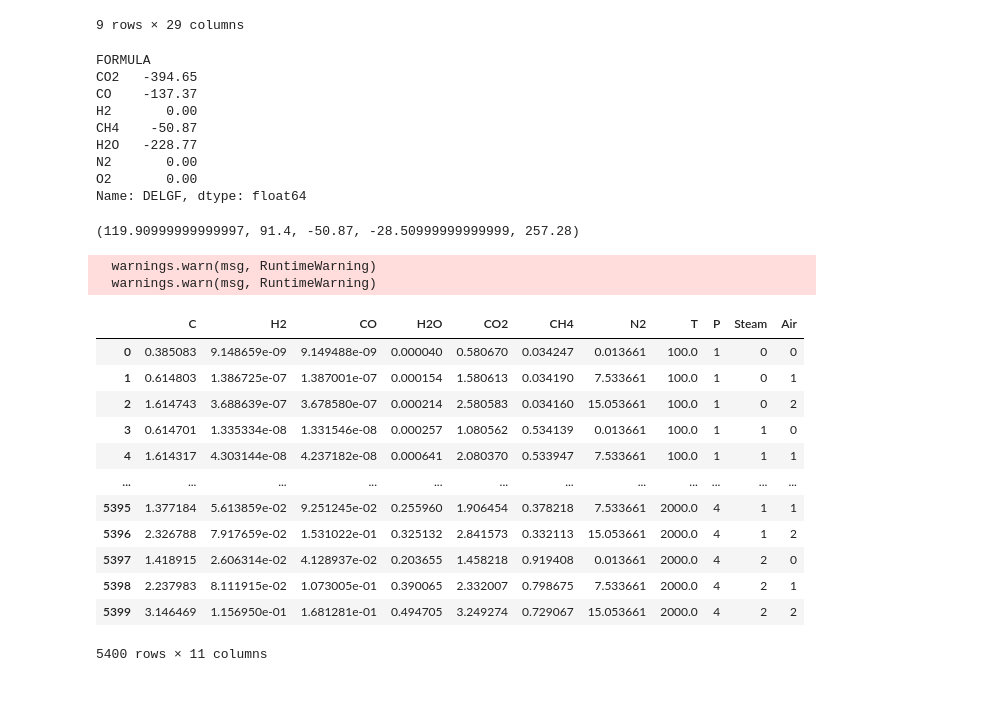
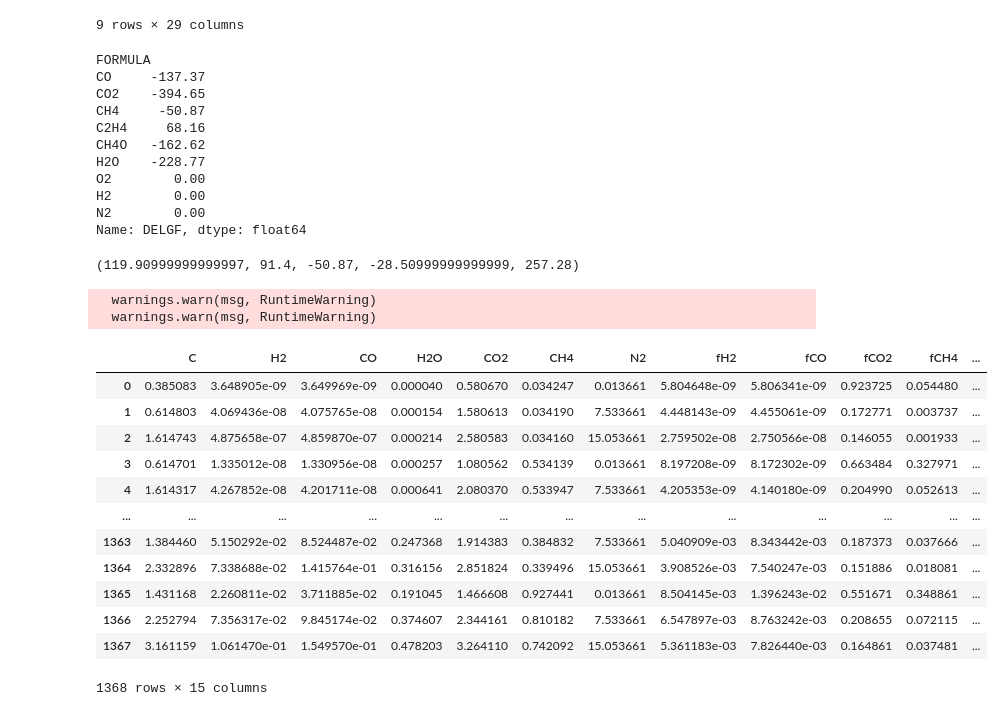
Before and after one commit to goke-ai/thermochem, a Jupyter notebook: stoichiometric.ipynb, the cells around one changed output. Cells and saved outputs as stored; diff of their text form; code cells hidden in the pictures.

```diff
--- a/stoichiometric.ipynb
+++ b/stoichiometric.ipynb
@@ -265,15 +290,17 @@ dfw
 # %%
-dfGF = dfw.loc[['CO2','CO','H2','CH4','H2O','N2','O2'],'DELGF']
+dfGF = dfw['DELGF']
 dfGF
 # %% [output]
 FORMULA
-CO2   -394.65
-CO    -137.37
-H2       0.00
-CH4    -50.87
-H2O   -228.77
-N2       0.00
-O2       0.00
+CO     -137.37
+CO2    -394.65
+CH4     -50.87
+C2H4     68.16
+CH4O   -162.62
+H2O    -228.77
+O2        0.00
+H2        0.00
+N2        0.00
 Name: DELGF, dtype: float64
 # %%
 [gfCO2, gfCO, gfH2, gfCH4, gfH2O, gfN2, gfO2] = list(dfGF)
@@ -354,7 +358,7 @@ def gasification(
             2.0*x[1]+2.0*x[3]+4.0*x[5]-a-2*d,
             x[2]+x[3]+2*x[4]-b-d-2*e,
             x[6]-c-7.52*e,
-            x[1]+x[2]+x[3]+x[4]+x[5]+x[6]-x[7],
+            x[1]+x[2]+x[4]+x[5]+x[6]-x[7],
             x[4]*x[7]*Ke1 - (x[2]**2)*P,
             x[3]*x[7]*Ke2 - x[1]*x[2]*P,
             (x[3]**2)*Ke3*P - x[5]*x[7],
@@ -364,47 +368,53 @@ def gasification(
 
     (C,H2,CO,H2O,CO2,CH4,N2,nT) = tuple(root)
 
-    return {'C':abs(C),'H2':H2,'CO':CO,'H2O':H2O,'CO2':CO2,'CH4':CH4,'N2':N2}
+    tot = H2 + CO + H2O + CO2 + CH4 + N2
+
+    (fH2,fCO,fH2O,fCO2,fCH4,fN2) = (H2/tot, CO/tot, H2O/tot, CO2/tot, CH4/tot, N2/tot)
+
+
+    return {'C':abs(C),'H2':H2,'CO':CO,'H2O':H2O,'CO2':CO2,'CH4':CH4,'N2':N2,'fH2':fH2,'fCO':fCO,'fCO2':fCO2,'fCH4':fCH4}
 # %%
 import pandas as pd
 import numpy as np
 
-Temp=np.linspace(100,2000,150)
+Temp=np.arange(100,2000,50)
 Press=[1,2,3,4]
 Steam=[0,1,2]
 Air=[0,1,2]
 
 rlt=[]
 
 for T in Temp:
     for P in Press:
         for d in Steam:
             for e in Air:
                 data = gasification(T=T+273.15, P=P, d=d, e=e)
                 data['T']=T
                 data['P']=P
                 data['Steam']=d
                 data['Air']=e
 
+
                 rlt.append(data)
 
 
-dfR = pd.DataFrame(rlt)
+dfW = pd.DataFrame(rlt)
 
-dfR
+dfW
 # %% [output]
   warnings.warn(msg, RuntimeWarning)
   warnings.warn(msg, RuntimeWarning)
-|  | C | H2 | CO | H2O | CO2 | CH4 | N2 | T | P | Steam | Air |
-| 0 | 0.385083 | 9.148659e-09 | 9.149488e-09 | 0.000040 | 0.580670 | 0.034247 | 0.013661 | 100.0 | 1 | 0 | 0 |
-| 1 | 0.614803 | 1.386725e-07 | 1.387001e-07 | 0.000154 | 1.580613 | 0.034190 | 7.533661 | 100.0 | 1 | 0 | 1 |
-| 2 | 1.614743 | 3.688639e-07 | 3.678580e-07 | 0.000214 | 2.580583 | 0.034160 | 15.053661 | 100.0 | 1 | 0 | 2 |
-| 3 | 0.614701 | 1.335334e-08 | 1.331546e-08 | 0.000257 | 1.080562 | 0.534139 | 0.013661 | 100.0 | 1 | 1 | 0 |
-| 4 | 1.614317 | 4.303144e-08 | 4.237182e-08 | 0.000641 | 2.080370 | 0.533947 | 7.533661 | 100.0 | 1 | 1 | 1 |
-| ... | ... | ... | ... | ... | ... | ... | ... | ... | ... | ... | ... |
-| 5395 | 1.377184 | 5.613859e-02 | 9.251245e-02 | 0.255960 | 1.906454 | 0.378218 | 7.533661 | 2000.0 | 4 | 1 | 1 |
-| 5396 | 2.326788 | 7.917659e-02 | 1.531022e-01 | 0.325132 | 2.841573 | 0.332113 | 15.053661 | 2000.0 | 4 | 1 | 2 |
-| 5397 | 1.418915 | 2.606314e-02 | 4.128937e-02 | 0.203655 | 1.458218 | 0.919408 | 0.013661 | 2000.0 | 4 | 2 | 0 |
-| 5398 | 2.237983 | 8.111915e-02 | 1.073005e-01 | 0.390065 | 2.332007 | 0.798675 | 7.533661 | 2000.0 | 4 | 2 | 1 |
-| 5399 | 3.146469 | 1.156950e-01 | 1.681281e-01 | 0.494705 | 3.249274 | 0.729067 | 15.053661 | 2000.0 | 4 | 2 | 2 |
+|  | C | H2 | CO | H2O | CO2 | CH4 | N2 | fH2 | fCO | fCO2 | fCH4 | ... |
+| 0 | 0.385083 | 3.648905e-09 | 3.649969e-09 | 0.000040 | 0.580670 | 0.034247 | 0.013661 | 5.804648e-09 | 5.806341e-09 | 0.923725 | 0.054480 | ... |
+| 1 | 0.614803 | 4.069436e-08 | 4.075765e-08 | 0.000154 | 1.580613 | 0.034190 | 7.533661 | 4.448143e-09 | 4.455061e-09 | 0.172771 | 0.003737 | ... |
+| 2 | 1.614743 | 4.875658e-07 | 4.859870e-07 | 0.000214 | 2.580583 | 0.034160 | 15.053661 | 2.759502e-08 | 2.750566e-08 | 0.146055 | 0.001933 | ... |
+| 3 | 0.614701 | 1.335012e-08 | 1.330956e-08 | 0.000257 | 1.080562 | 0.534139 | 0.013661 | 8.197208e-09 | 8.172302e-09 | 0.663484 | 0.327971 | ... |
+| 4 | 1.614317 | 4.267852e-08 | 4.201711e-08 | 0.000641 | 2.080370 | 0.533947 | 7.533661 | 4.205353e-09 | 4.140180e-09 | 0.204990 | 0.052613 | ... |
+| ... | ... | ... | ... | ... | ... | ... | ... | ... | ... | ... | ... | ... |
+| 1363 | 1.384460 | 5.150292e-02 | 8.524487e-02 | 0.247368 | 1.914383 | 0.384832 | 7.533661 | 5.040909e-03 | 8.343442e-03 | 0.187373 | 0.037666 | ... |
+| 1364 | 2.332896 | 7.338688e-02 | 1.415764e-01 | 0.316156 | 2.851824 | 0.339496 | 15.053661 | 3.908526e-03 | 7.540247e-03 | 0.151886 | 0.018081 | ... |
+| 1365 | 1.431168 | 2.260811e-02 | 3.711885e-02 | 0.191045 | 1.466608 | 0.927441 | 0.013661 | 8.504145e-03 | 1.396243e-02 | 0.551671 | 0.348861 | ... |
+| 1366 | 2.252794 | 7.356317e-02 | 9.845174e-02 | 0.374607 | 2.344161 | 0.810182 | 7.533661 | 6.547897e-03 | 8.763242e-03 | 0.208655 | 0.072115 | ... |
+| 1367 | 3.161159 | 1.061470e-01 | 1.549570e-01 | 0.478203 | 3.264110 | 0.742092 | 15.053661 | 5.361183e-03 | 7.826440e-03 | 0.164861 | 0.037481 | ... |
-5400 rows × 11 columns
+1368 rows × 15 columns
```
Also changed, not shown: parts of 15 cells of this notebook, 7 other files.
